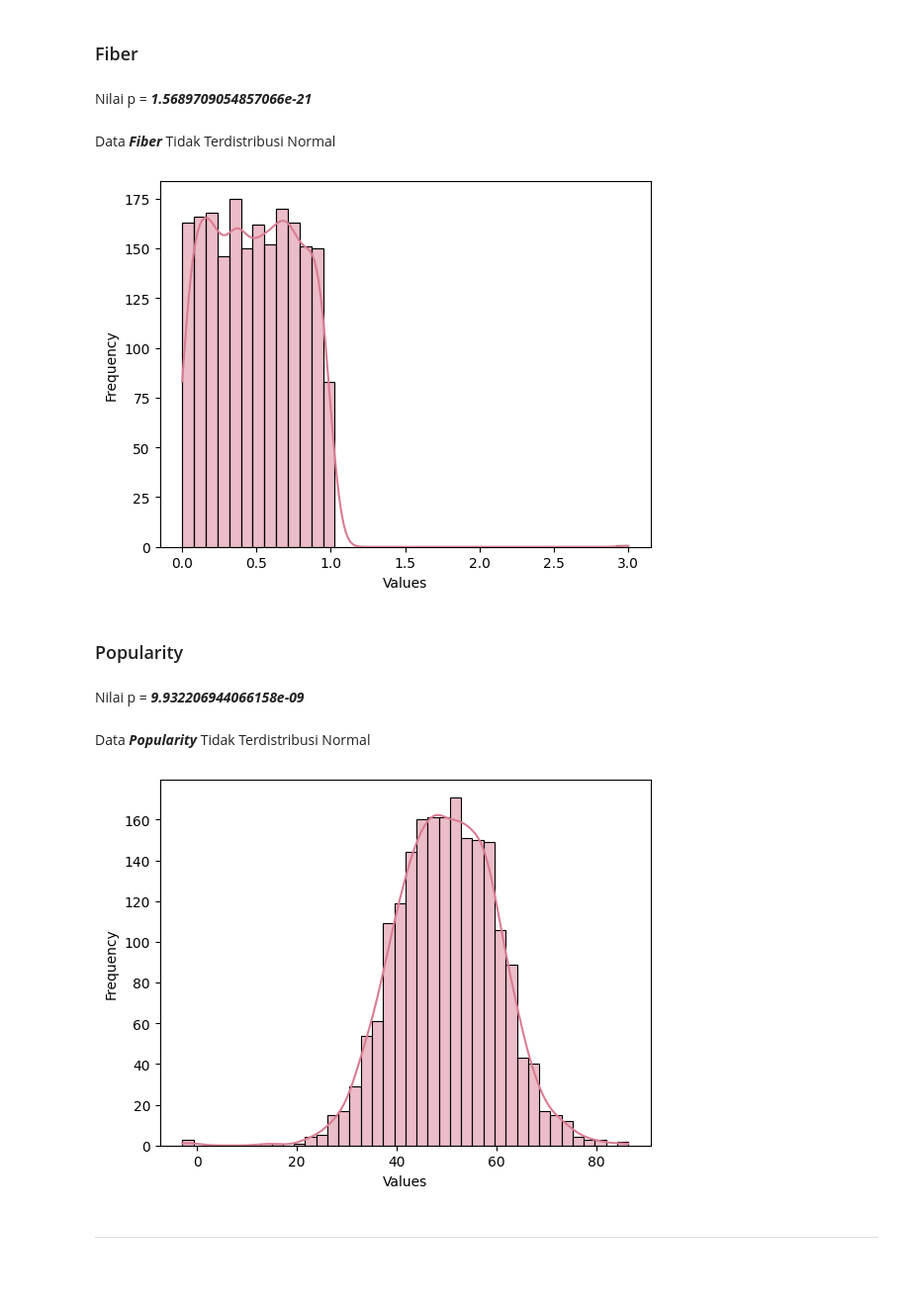
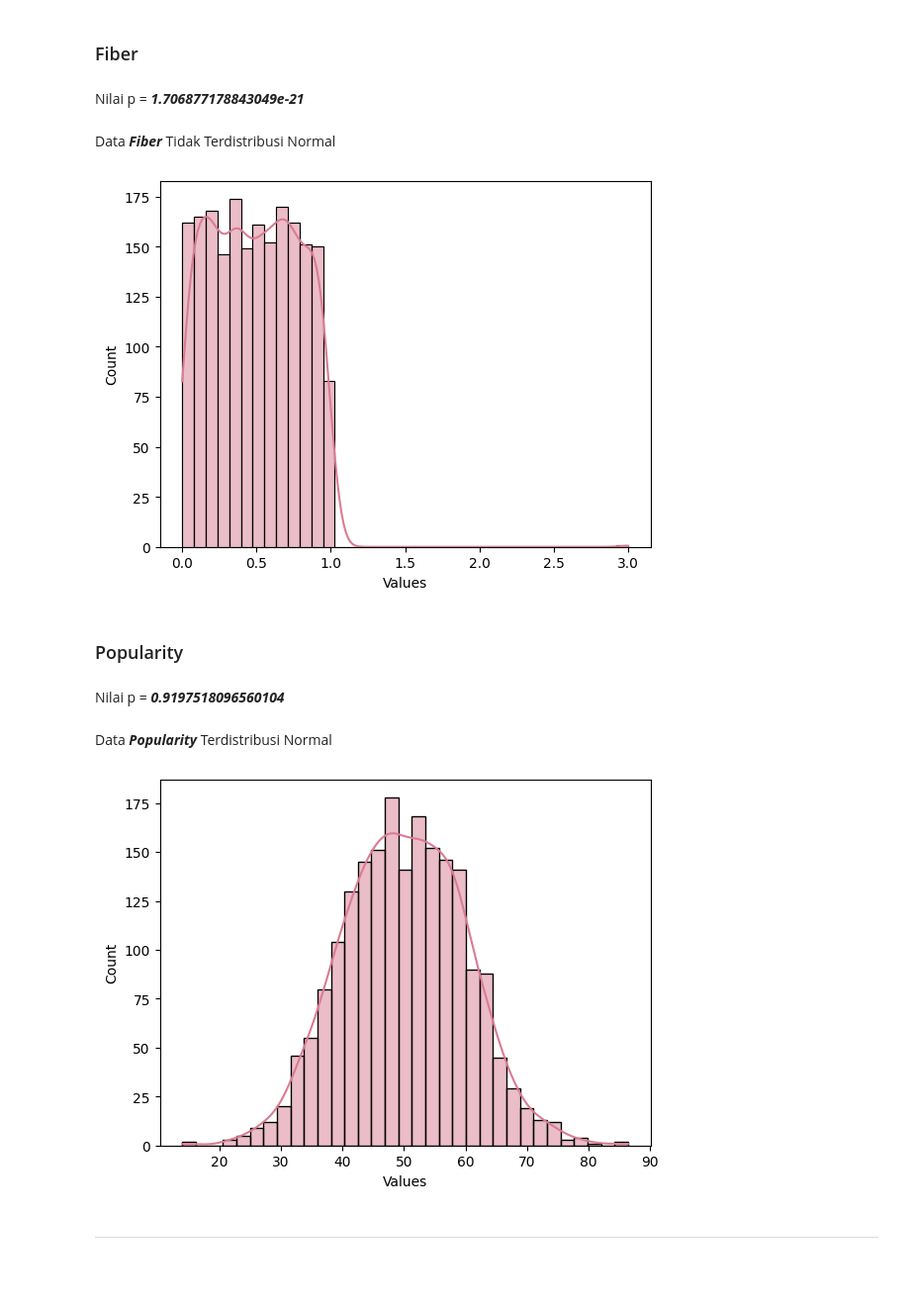
Before and after one commit to wigaandini/K1-IF2220-13522053-13522063, a Jupyter notebook: K1-IF2220-13522053-13522063.ipynb, the cells around one changed output. Shown at 99% size. Saved outputs shown, nothing was run; the diff lists cells and outputs as text; code cells hidden in the pictures.

Commit message:
feat: revise data cleaning

````diff
--- a/K1-IF2220-13522053-13522063.ipynb
+++ b/K1-IF2220-13522053-13522063.ipynb
@@ -92,7 +92,21 @@ import scipy.stats as stats
 import numpy as np
 import seaborn as sns
 from IPython.display import display, Markdown
+
+# read dataset
 data = pd.read_csv('candy.csv')
+
+# select yg numerik aja, remove flavor
+numeric_data = data.select_dtypes(include=[np.number])
+
+# ilangin yg nilainya -
+numeric_data_cleaned = numeric_data[(numeric_data >= 0).all(axis=1)]
+
+# column flavor
+non_numeric_data = data.select_dtypes(exclude=[np.number])
+
+# final cleaned data
+data_cleaned = pd.concat([numeric_data_cleaned, non_numeric_data], axis=1).dropna()
 # %% [markdown]
 ***
 ```
@@ -296,7 +312,7 @@ def check_normal_dist(atr, alpha=0.05):
 
     sns.histplot(atr, kde=True, color='#d97c93')
     plt.xlabel('Values')
-    plt.ylabel('Frequency')
+    plt.ylabel('Count')
     plt.show()
 # %% [markdown]
 ### Calories
@@ -349,19 +365,19 @@ Data ***Fat*** Tidak Terdistribusi Normal
 # %% [markdown]
 ### Fiber
 # %%
-check_normal_dist(data['Fiber'])
+check_normal_dist(data_cleaned['Fiber'])
 # %% [output]
-Nilai p = ***1.5689709054857066e-21***
+Nilai p = ***1.706877178843049e-21***
 Data ***Fiber*** Tidak Terdistribusi Normal
-[figure, old version]
+[figure, new version]
 # %% [markdown]
 ### Popularity
 # %%
-check_normal_dist(data['Popularity'])
+check_normal_dist(data_cleaned['Popularity'])
 # %% [output]
-Nilai p = ***9.932206944066158e-09***
+Nilai p = ***0.9197518096560104***
-Data ***Popularity*** Tidak Terdistribusi Normal
+Data ***Popularity*** Terdistribusi Normal
-[figure, old version]
+[figure, new version]
 # %% [markdown]
 ***
 ```
````
Also changed, not shown: parts of 18 cells of this notebook.
